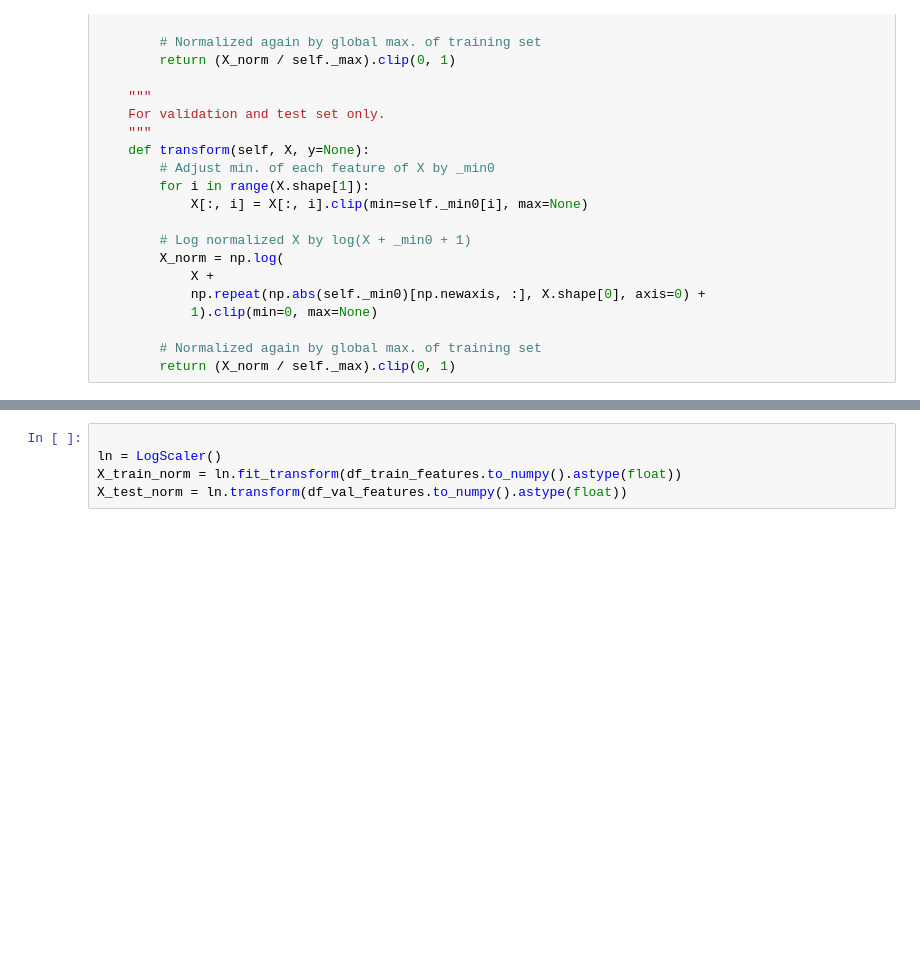
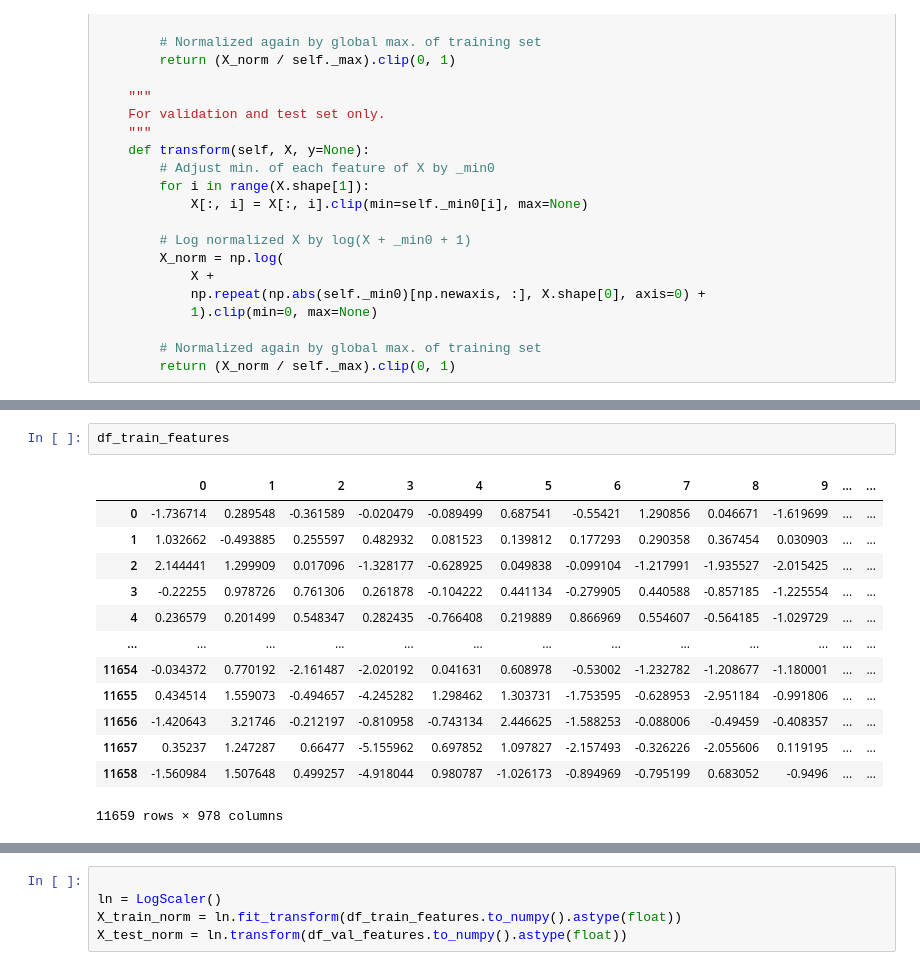
Before and after one commit to sverige16/Tomic-Chem-CP-Prot-MoA, a Jupyter notebook: 04_Tomics_Models/Erik_Models/DeepInsight.ipynb, the cells around one changed output, grey strips where cells are left out. Drawn from its saved outputs; the diff is of its cells as text; blank space fills up the shorter version.

```diff
--- a/04_Tomics_Models/Erik_Models/DeepInsight.ipynb
+++ b/04_Tomics_Models/Erik_Models/DeepInsight.ipynb
@@ -636,3 +745,19 @@ len(y_train)
+# %%
+df_train_features
+# %% [output]
+|  | 0 | 1 | 2 | 3 | 4 | 5 | 6 | 7 | 8 | 9 | ... | ... |
+| 0 | -1.736714 | 0.289548 | -0.361589 | -0.020479 | -0.089499 | 0.687541 | -0.55421 | 1.290856 | 0.046671 | -1.619699 | ... | ... |
+| 1 | 1.032662 | -0.493885 | 0.255597 | 0.482932 | 0.081523 | 0.139812 | 0.177293 | 0.290358 | 0.367454 | 0.030903 | ... | ... |
+| 2 | 2.144441 | 1.299909 | 0.017096 | -1.328177 | -0.628925 | 0.049838 | -0.099104 | -1.217991 | -1.935527 | -2.015425 | ... | ... |
+| 3 | -0.22255 | 0.978726 | 0.761306 | 0.261878 | -0.104222 | 0.441134 | -0.279905 | 0.440588 | -0.857185 | -1.225554 | ... | ... |
+| 4 | 0.236579 | 0.201499 | 0.548347 | 0.282435 | -0.766408 | 0.219889 | 0.866969 | 0.554607 | -0.564185 | -1.029729 | ... | ... |
+| ... | ... | ... | ... | ... | ... | ... | ... | ... | ... | ... | ... | ... |
+| 11654 | -0.034372 | 0.770192 | -2.161487 | -2.020192 | 0.041631 | 0.608978 | -0.53002 | -1.232782 | -1.208677 | -1.180001 | ... | ... |
+| 11655 | 0.434514 | 1.559073 | -0.494657 | -4.245282 | 1.298462 | 1.303731 | -1.753595 | -0.628953 | -2.951184 | -0.991806 | ... | ... |
+| 11656 | -1.420643 | 3.21746 | -0.212197 | -0.810958 | -0.743134 | 2.446625 | -1.588253 | -0.088006 | -0.49459 | -0.408357 | ... | ... |
+| 11657 | 0.35237 | 1.247287 | 0.66477 | -5.155962 | 0.697852 | 1.097827 | -2.157493 | -0.326226 | -2.055606 | 0.119195 | ... | ... |
+| 11658 | -1.560984 | 1.507648 | 0.499257 | -4.918044 | 0.980787 | -1.026173 | -0.894969 | -0.795199 | 0.683052 | -0.9496 | ... | ... |
+11659 rows × 978 columns
 # %%
 y_train[-5:]
 # %% [output]
```
Also changed, not shown: parts of 35 cells of this notebook, 16 other files.
